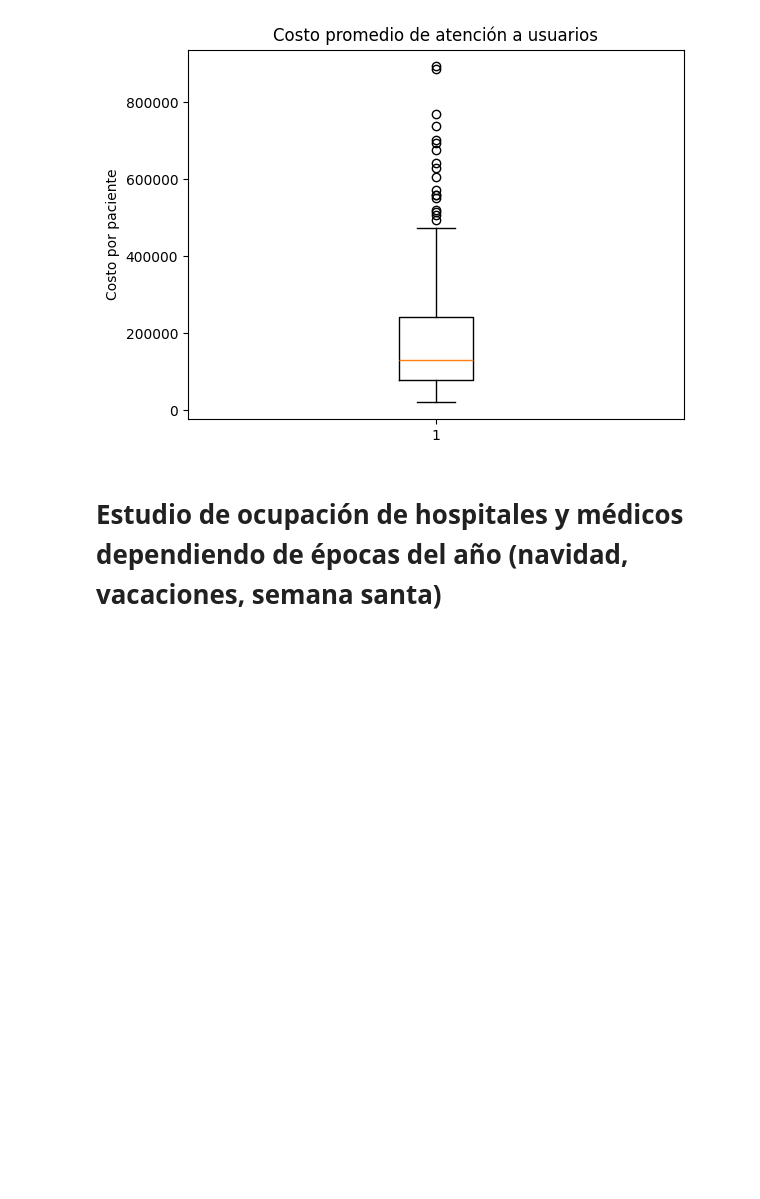
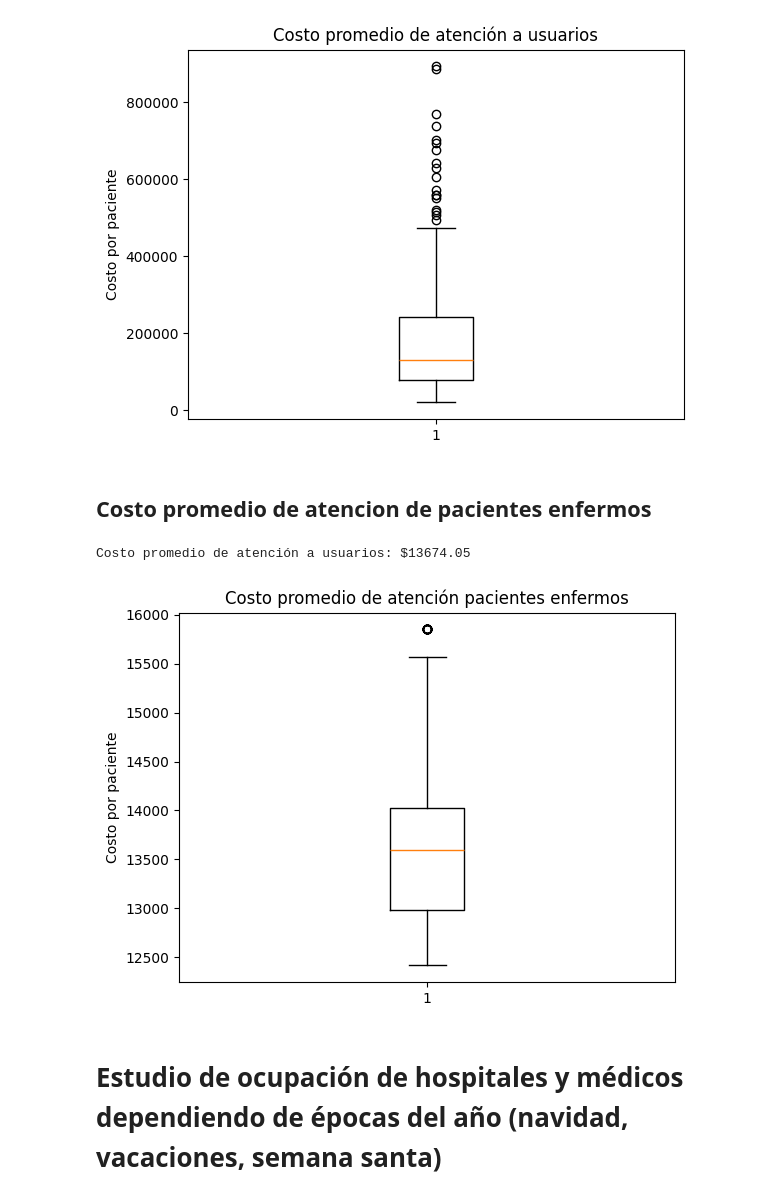
Before and after one commit to Jujo2040751/Proyecto-DataScience, a Jupyter notebook: costos.ipynb, the cells around one changed output. Saved outputs shown, nothing was run; the diff lists cells and outputs as text; code cells hidden in the pictures; blank space fills up the shorter version.

Commit message:
Pacientes enfermos

```diff
--- a/costos.ipynb
+++ b/costos.ipynb
@@ -244,6 +244,20 @@ plt.show()
 # %% [output]
 Costo promedio de atención a usuarios: $181024.32
 [figure]
+# %% [markdown]
+<h2>Costo promedio de atencion de pacientes enfermos
+# %%
+df_servicosto=df_servicio_costo[(df_servicio_costo["nombre_x"]=="Consulta Especialista") | (df_servicio_costo["nombre_x"]=="Consulta General")]
+
+costo_promedio_citas = df_servicosto.groupby('numero_id')['costo'].mean()
+print(f"Costo promedio de atención a usuarios: ${costo_promedio_citas.mean():.2f}")
+plt.boxplot(costo_promedio_citas)
+plt.title("Costo promedio de atención pacientes enfermos")
+plt.ylabel("Costo por paciente")
+plt.show()
+# %% [output]
+Costo promedio de atención a usuarios: $13674.05
+[figure, added]
 # %% [markdown]
 <h1><strong>Estudio de ocupación de hospitales y médicos dependiendo de épocas del año (navidad, vacaciones, semana santa)
 # %%
```
